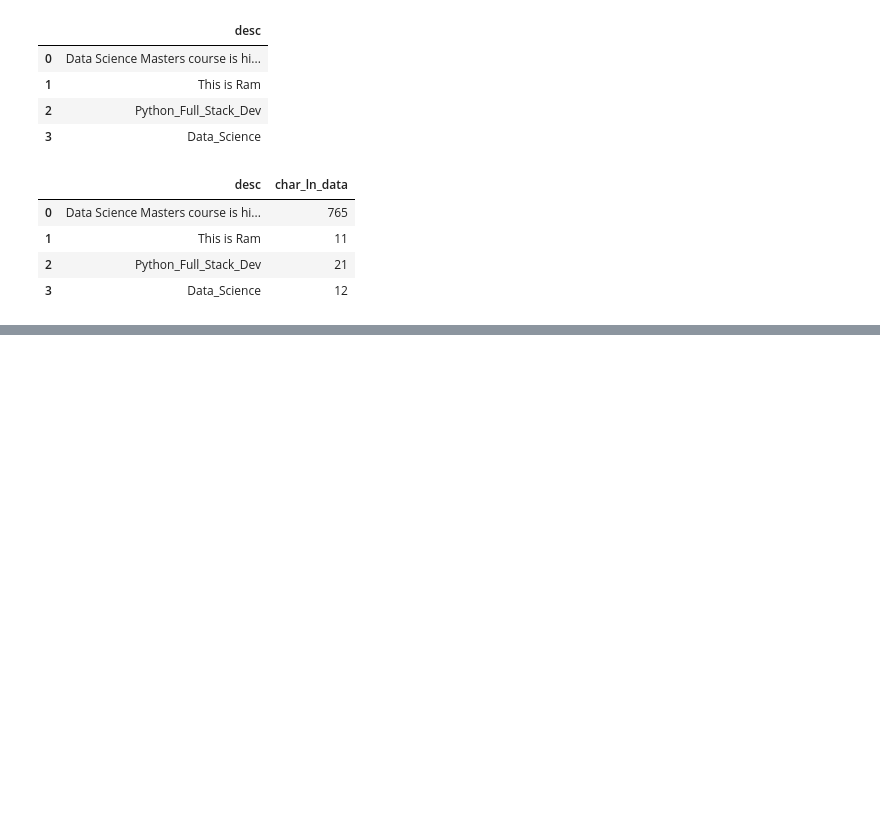
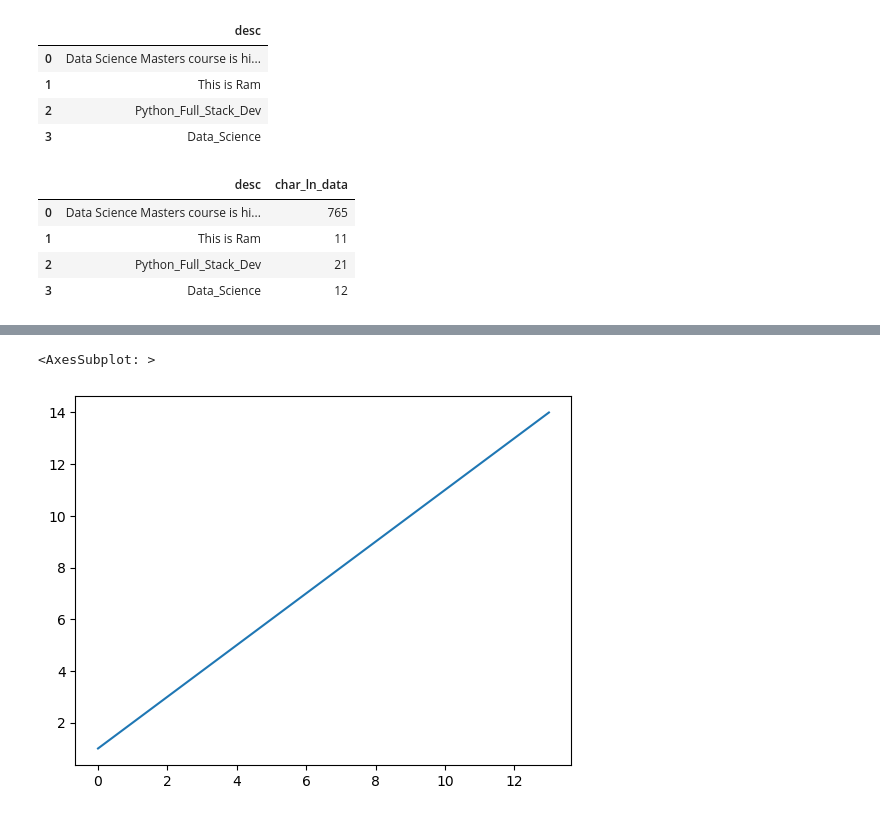
Before and after one commit to RamaManohar5/DataScience_FullStackPython, a Jupyter notebook: 4_DataScience/4_Pandas.ipynb, the cells around one changed output, grey strips where cells are left out. Drawn from its saved outputs; the diff is of its cells as text; code cells hidden in the pictures; blank space fills up the shorter version.

```diff
--- a/4_DataScience/4_Pandas.ipynb
+++ b/4_DataScience/4_Pandas.ipynb
@@ -201,0 +379,2 @@ df3
+# %%
+d = pd.Series(range(1, 15))
@@ -201,0 +399,5 @@ df3
+# %%
+d.plot()
+# %% [output]
+<AxesSubplot: >
+[figure, added]
```
Also changed, not shown: parts of 27 cells of this notebook, 1 other file.
